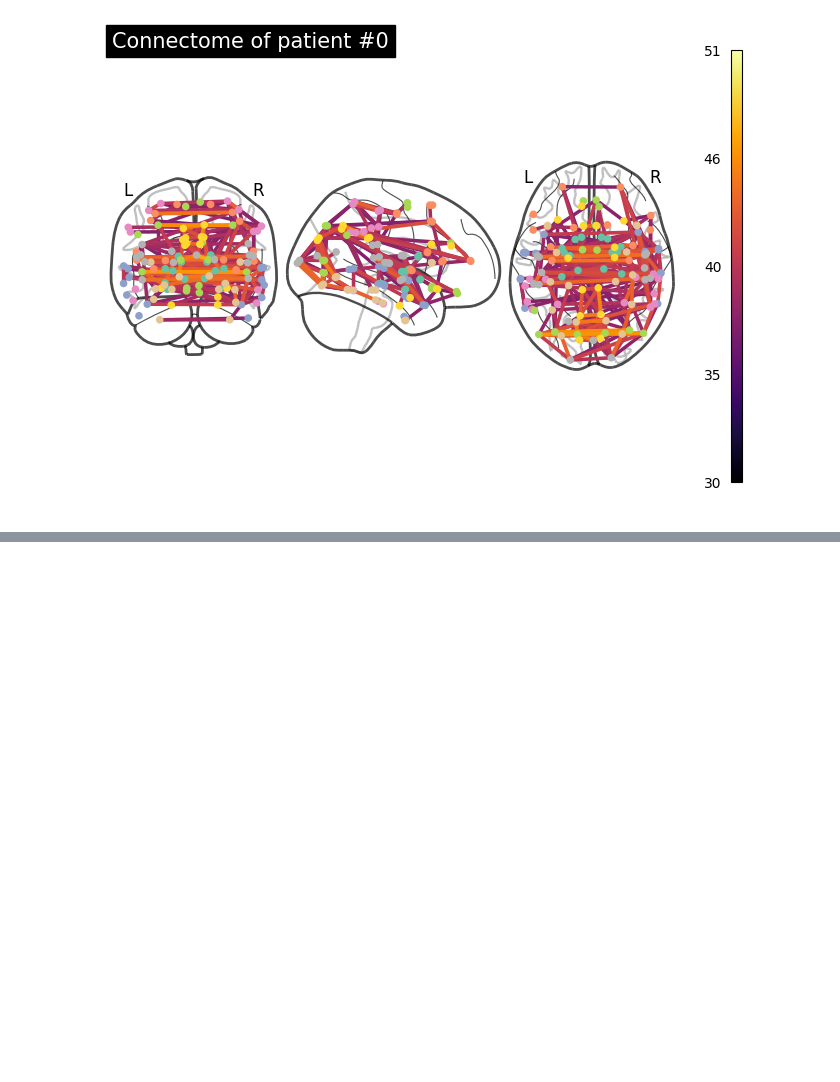
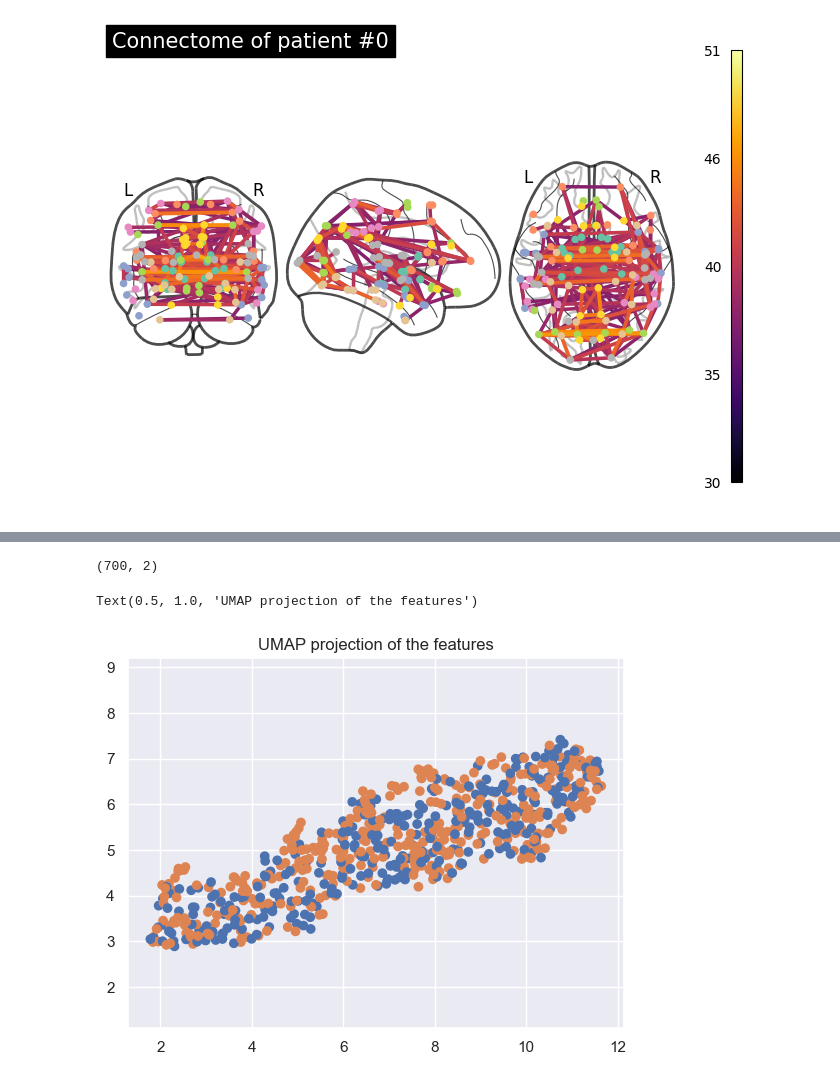
Before and after one commit to balthazarneveu/spectral_graph_convolutions, a Jupyter notebook: ABIDE_dataset/visualize_data.ipynb, the cells around one changed output, grey strips where cells are left out. Saved outputs shown, nothing was run; the diff lists cells and outputs as text; code cells hidden in the pictures; blank space fills up the shorter version.

Commit message:
start umap

```diff
--- a/ABIDE_dataset/visualize_data.ipynb
+++ b/ABIDE_dataset/visualize_data.ipynb
@@ -363,0 +360,24 @@ WindowsPath('C:/Users/INES/Documents/3A_MVA/Geometric Data Analysis/sprectral_gr
+# %%
+data = AbideData()
+node_features = data.get_input_feature_map()
+mask_train_umap = np.random.permutation(700)
+# %%
+labels = data.get_labels()
+# %%
+reducer = umap.UMAP()
+# %%
+embedding = reducer.fit_transform(X[mask_train_umap]) # first calls fit and then returns the transformed data as a np.ndarray
+embedding.shape
+# %% [output]
+(700, 2)
+# %%
+plt.scatter(
+    embedding[:, 0],
+    embedding[:, 1],
+    c=[ sns.color_palette()[i] for i in labels[mask_train_umap]],
+)
+plt.gca().set_aspect("equal", "datalim")
+plt.title("UMAP projection of the features")
+# %% [output]
+Text(0.5, 1.0, 'UMAP projection of the features')
+[figure, added]
```
Also changed, not shown: parts of 17 cells of this notebook, 17 other files.
